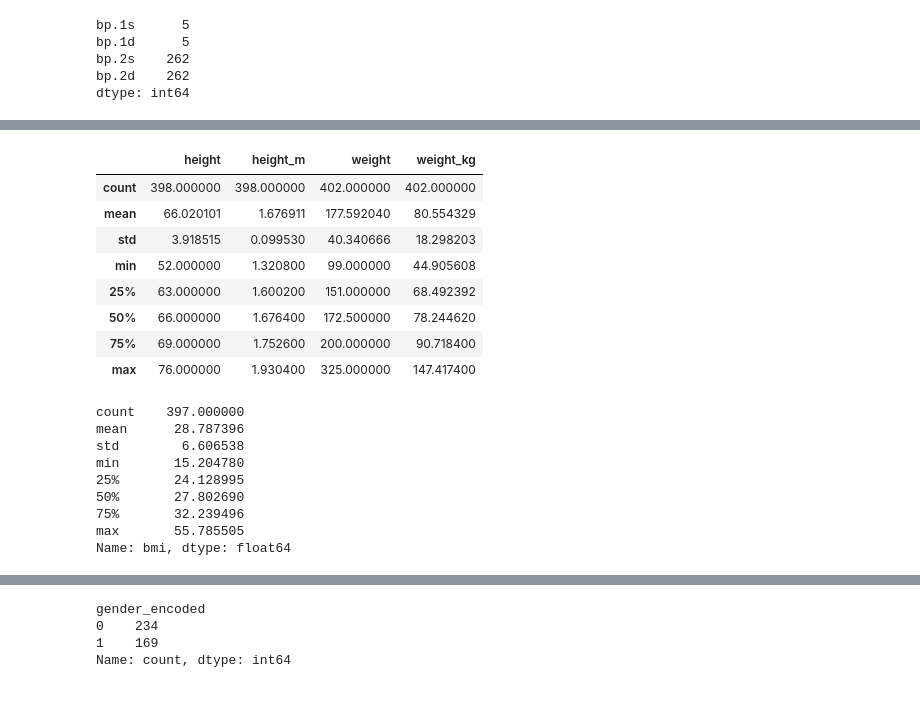
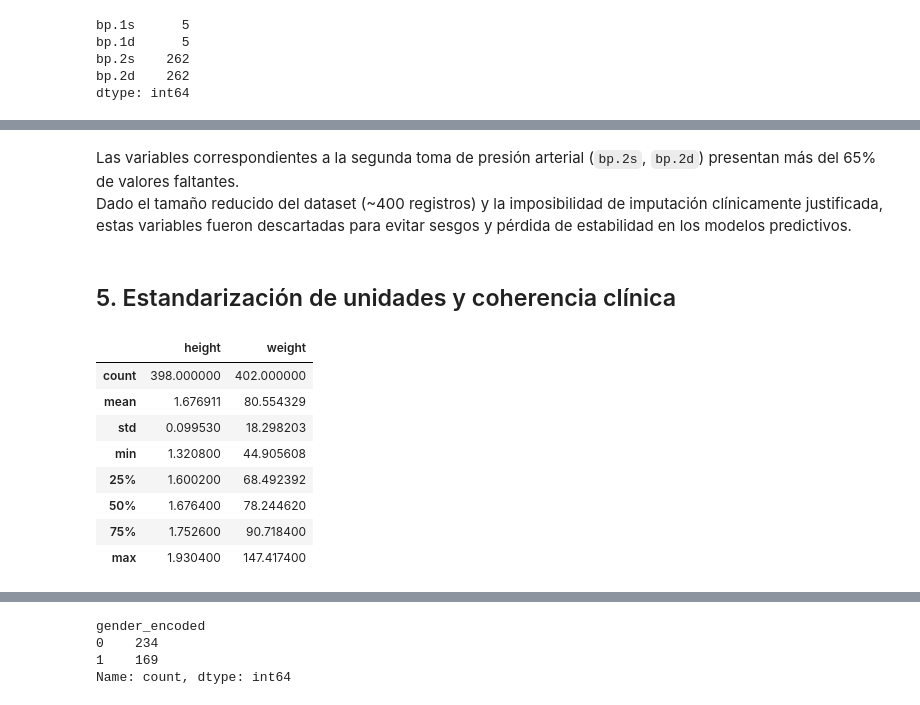
Before and after one commit to Hyus4444/smartdiagnosisAI, a Jupyter notebook: ml/notebooks/eda_clinical_dataset.ipynb, the cells around one changed output, grey strips where cells are left out. Cells and saved outputs as stored; diff of their text form; code cells hidden in the pictures.

```diff
--- a/ml/notebooks/eda_clinical_dataset.ipynb
+++ b/ml/notebooks/eda_clinical_dataset.ipynb
@@ -128,16 +129,24 @@ Al analizar a profundidad el dataset hallamos que las medidas de estatura y peso
+# %% [markdown]
+Las variables correspondientes a la segunda toma de presión arterial (`bp.2s`, `bp.2d`)
+presentan más del 65% de valores faltantes.
+Dado el tamaño reducido del dataset (~400 registros) y la imposibilidad de imputación
+clínicamente justificada, estas variables fueron descartadas para evitar sesgos y pérdida
+de estabilidad en los modelos predictivos.
+# %% [markdown]
+## 5. Estandarización de unidades y coherencia clínica
 # %%
-df1["height_m"] = df1["height"] * 0.0254
-df1["weight_kg"] = df1["weight"] * 0.453592
+df1["height"] = df1["height"] * 0.0254
+df1["weight"] = df1["weight"] * 0.453592
 # %%
 #Verificacion estadistica del calulo de las nuevas variables
-df1[["height", "height_m", "weight", "weight_kg"]].describe()
+df1[["height", "weight",]].describe()
 # %% [output]
-|  | height | height_m | weight | weight_kg |
-| count | 398.000000 | 398.000000 | 402.000000 | 402.000000 |
-| mean | 66.020101 | 1.676911 | 177.592040 | 80.554329 |
-| std | 3.918515 | 0.099530 | 40.340666 | 18.298203 |
-| min | 52.000000 | 1.320800 | 99.000000 | 44.905608 |
-| 25% | 63.000000 | 1.600200 | 151.000000 | 68.492392 |
-| 50% | 66.000000 | 1.676400 | 172.500000 | 78.244620 |
-| 75% | 69.000000 | 1.752600 | 200.000000 | 90.718400 |
-| max | 76.000000 | 1.930400 | 325.000000 | 147.417400 |
+|  | height | weight |
+| count | 398.000000 | 402.000000 |
+| mean | 1.676911 | 80.554329 |
+| std | 0.099530 | 18.298203 |
+| min | 1.320800 | 44.905608 |
+| 25% | 1.600200 | 68.492392 |
+| 50% | 1.676400 | 78.244620 |
+| 75% | 1.752600 | 90.718400 |
+| max | 1.930400 | 147.417400 |
@@ -147,12 +152,0 @@ df1["bmi"] = df1["weight_kg"] / (df1["height_m"] ** 2)
-# %%
-df1["bmi"].describe()
-# %% [output]
-count    397.000000
-mean      28.787396
-std        6.606538
-min       15.204780
-25%       24.128995
-50%       27.802690
-75%       32.239496
-max       55.785505
-Name: bmi, dtype: float64
```
Also changed, not shown: parts of 53 cells of this notebook, 5 other files.
